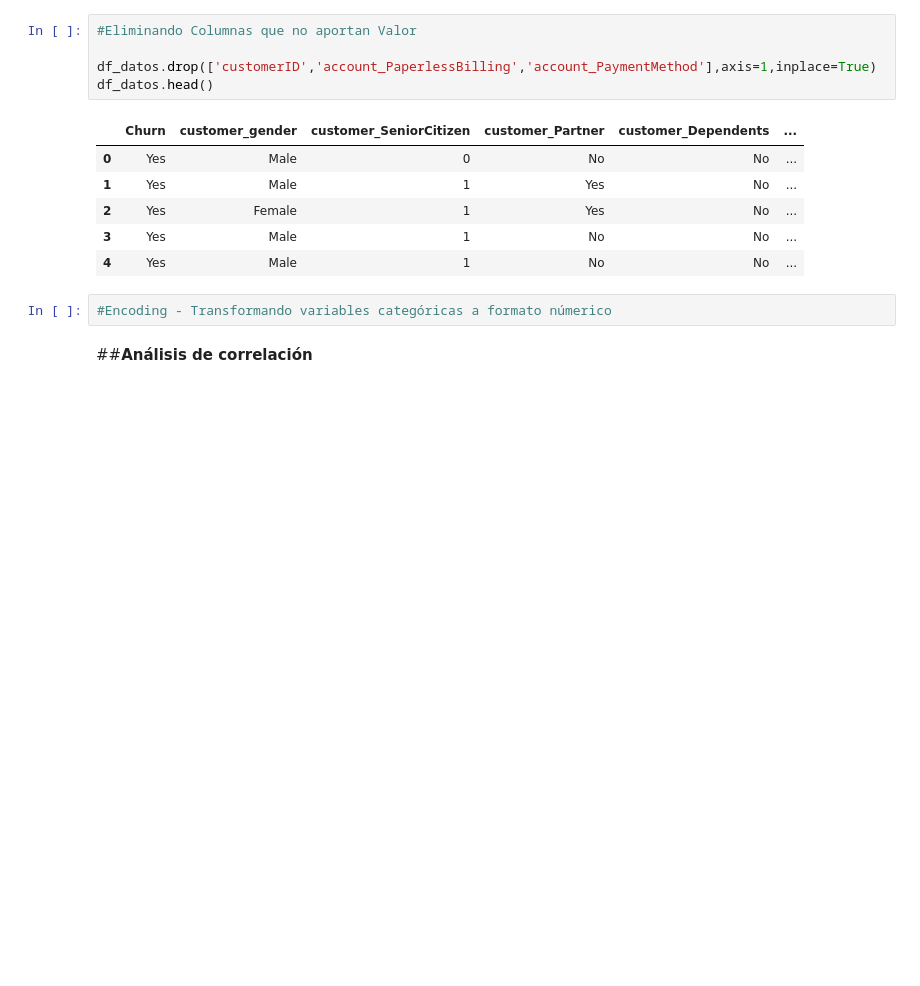
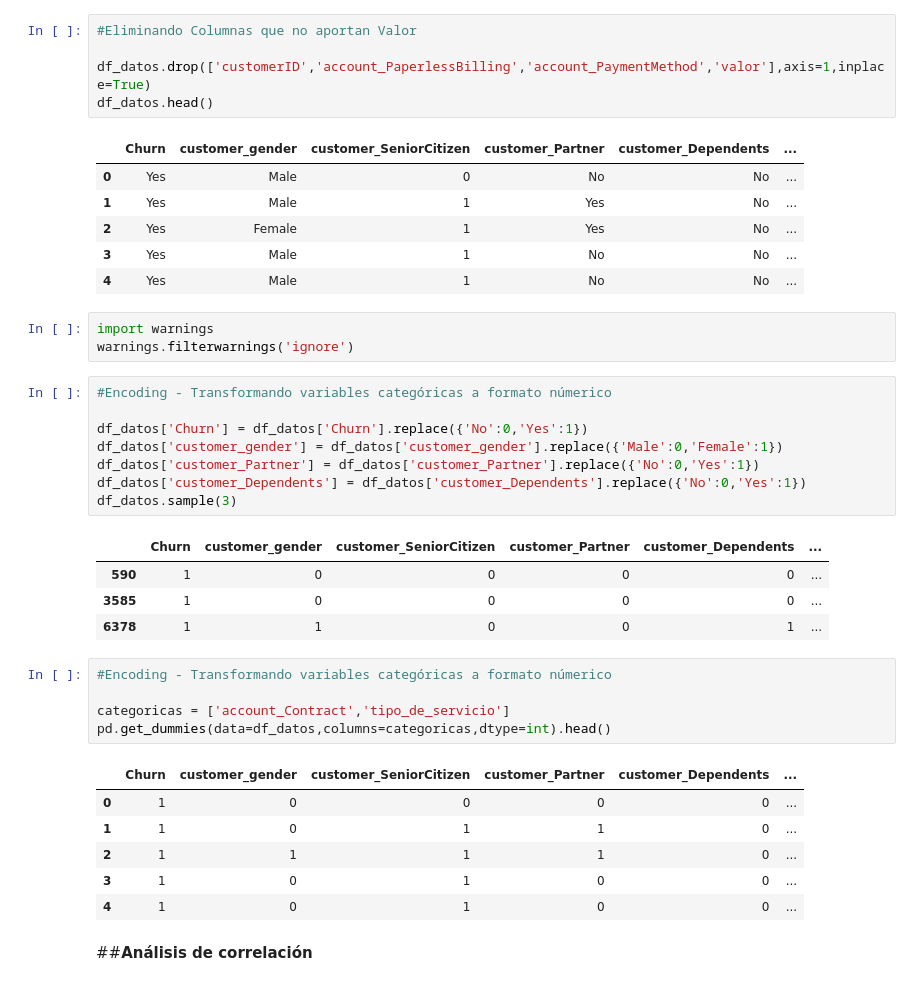
Before and after one commit to Nore-gibhub/Challenge3_TelecomX_part2, a Jupyter notebook: challenge3.ipynb, the cells around one changed output. Cells and saved outputs as stored; diff of their text form; blank space fills up the shorter version.

```diff
--- a/challenge3.ipynb
+++ b/challenge3.ipynb
@@ -63,7 +63,7 @@ memory usage: 1.7+ MB
 # %%
 #Eliminando Columnas que no aportan Valor
 
-df_datos.drop(['customerID','account_PaperlessBilling','account_PaymentMethod'],axis=1,inplace=True)
+df_datos.drop(['customerID','account_PaperlessBilling','account_PaymentMethod','valor'],axis=1,inplace=True)
 df_datos.head()
 # %% [output]
 |  | Churn | customer_gender | customer_SeniorCitizen | customer_Partner | customer_Dependents | ... |
@@ -72,8 +72,34 @@ df_datos.head()
 | 2 | Yes | Female | 1 | Yes | No | ... |
 | 3 | Yes | Male | 1 | No | No | ... |
 | 4 | Yes | Male | 1 | No | No | ... |
+# %%
+import warnings
+warnings.filterwarnings('ignore')
+# %%
+#Encoding - Transformando variables categóricas a formato númerico
+
+df_datos['Churn'] = df_datos['Churn'].replace({'No':0,'Yes':1})
+df_datos['customer_gender'] = df_datos['customer_gender'].replace({'Male':0,'Female':1})
+df_datos['customer_Partner'] = df_datos['customer_Partner'].replace({'No':0,'Yes':1})
+df_datos['customer_Dependents'] = df_datos['customer_Dependents'].replace({'No':0,'Yes':1})
+df_datos.sample(3)
+# %% [output]
+|  | Churn | customer_gender | customer_SeniorCitizen | customer_Partner | customer_Dependents | ... |
+| 590 | 1 | 0 | 0 | 0 | 0 | ... |
+| 3585 | 1 | 0 | 0 | 0 | 0 | ... |
+| 6378 | 1 | 1 | 0 | 0 | 1 | ... |
 # %%
 #Encoding - Transformando variables categóricas a formato númerico
+
+categoricas = ['account_Contract','tipo_de_servicio']
+pd.get_dummies(data=df_datos,columns=categoricas,dtype=int).head()
+# %% [output]
+|  | Churn | customer_gender | customer_SeniorCitizen | customer_Partner | customer_Dependents | ... |
+| 0 | 1 | 0 | 0 | 0 | 0 | ... |
+| 1 | 1 | 0 | 1 | 1 | 0 | ... |
+| 2 | 1 | 1 | 1 | 1 | 0 | ... |
+| 3 | 1 | 0 | 1 | 0 | 0 | ... |
+| 4 | 1 | 0 | 1 | 0 | 0 | ... |
 # %% [markdown]
 ##**Análisis de correlación**
 # %% [markdown]
```
